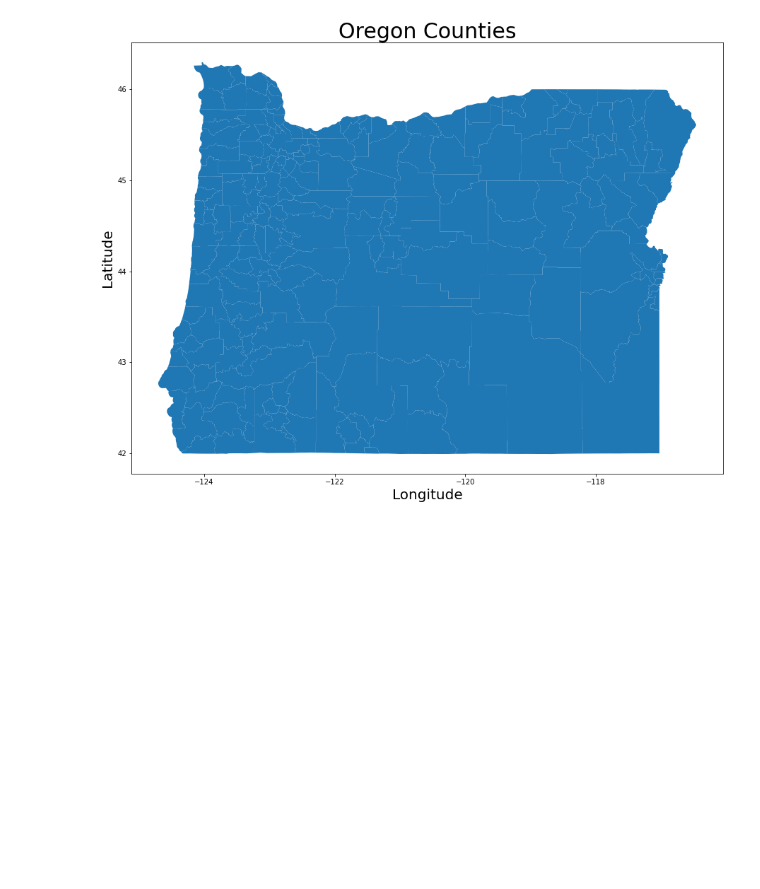
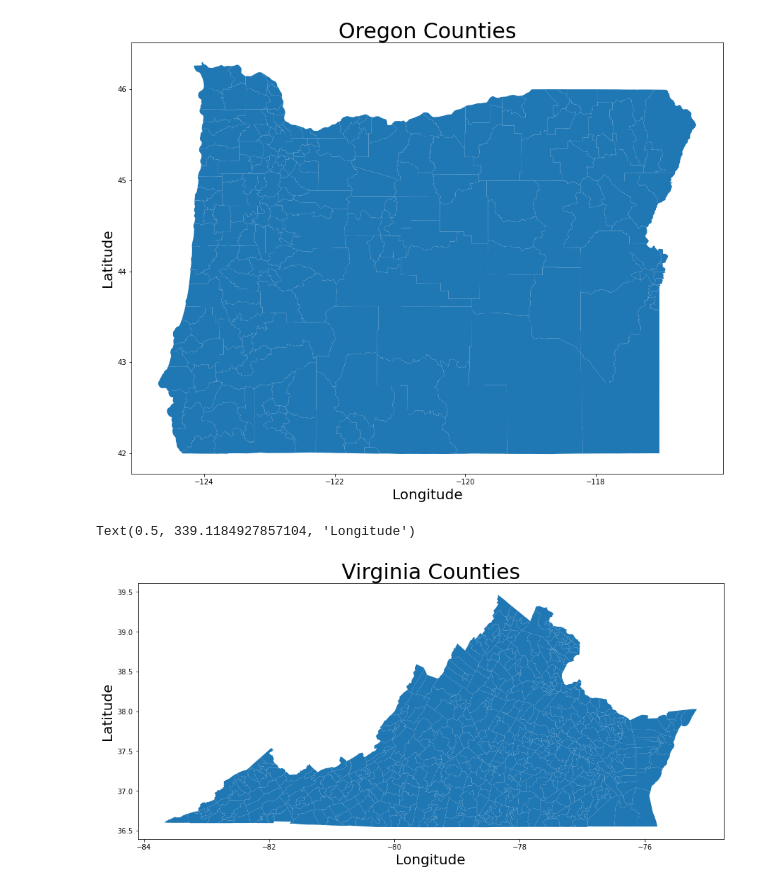
Before and after one commit to fshaikh4/NRT-data-challenge-II_July-2021, a Jupyter notebook: code/scratchwork.ipynb, the cells around one changed output. Cells and saved outputs as stored; diff of their text form; code cells hidden in the pictures; blank space fills up the shorter version.

Commit message:
added virginia to scratchwork.ipynb visualizations.

```diff
--- a/code/scratchwork.ipynb
+++ b/code/scratchwork.ipynb
@@ -36,3 +36,12 @@ ax.set_xlabel('Longitude',fontdict = {'fontsize': 20})
 # %% [output]
 Text(0.5, 216.8652675181311, 'Longitude')
 [figure]
+# %%
+fig, ax = plt.subplots(figsize = (15,15))
+virg_df.plot(ax=ax)
+ax.set_title('Virginia Counties',fontdict = {'fontsize': 30})
+ax.set_ylabel('Latitude',fontdict = {'fontsize': 20})
+ax.set_xlabel('Longitude',fontdict = {'fontsize': 20})
+# %% [output]
+Text(0.5, 339.1184927857104, 'Longitude')
+[figure, added]
```
